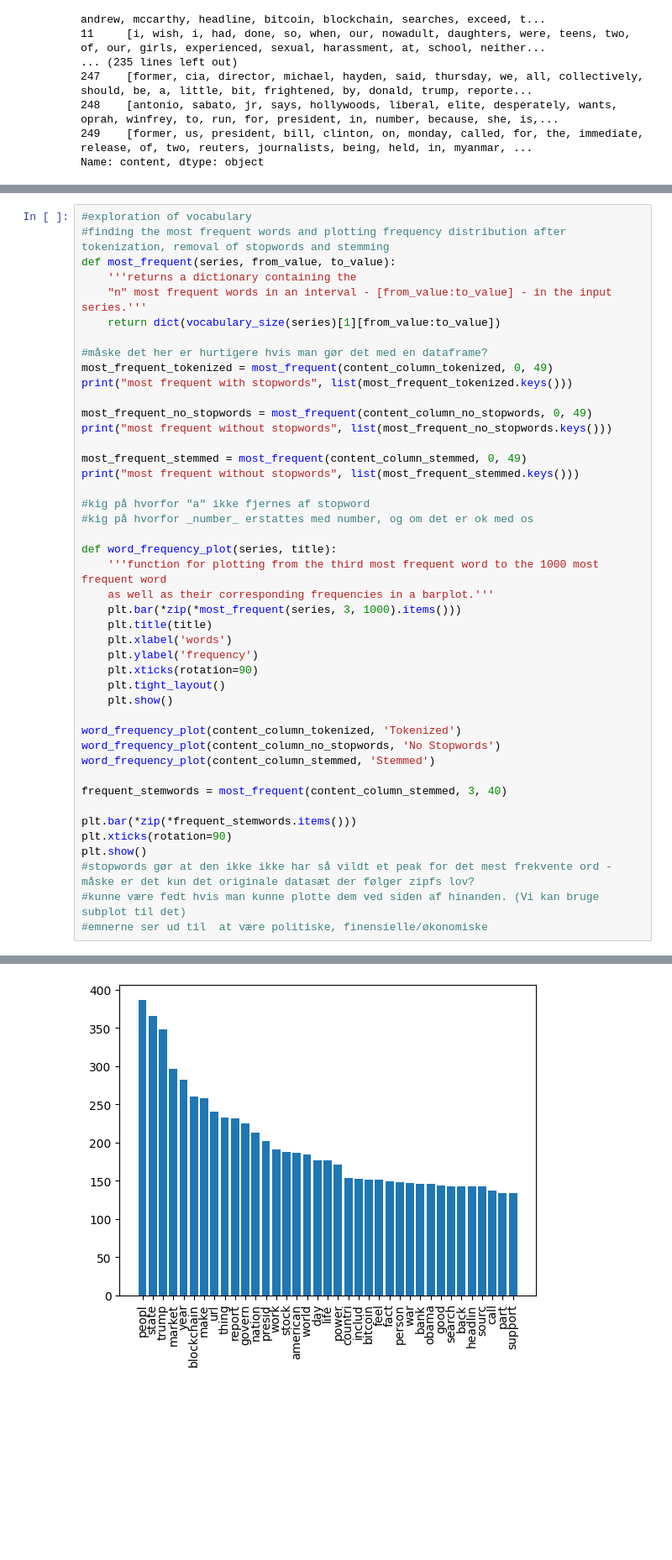
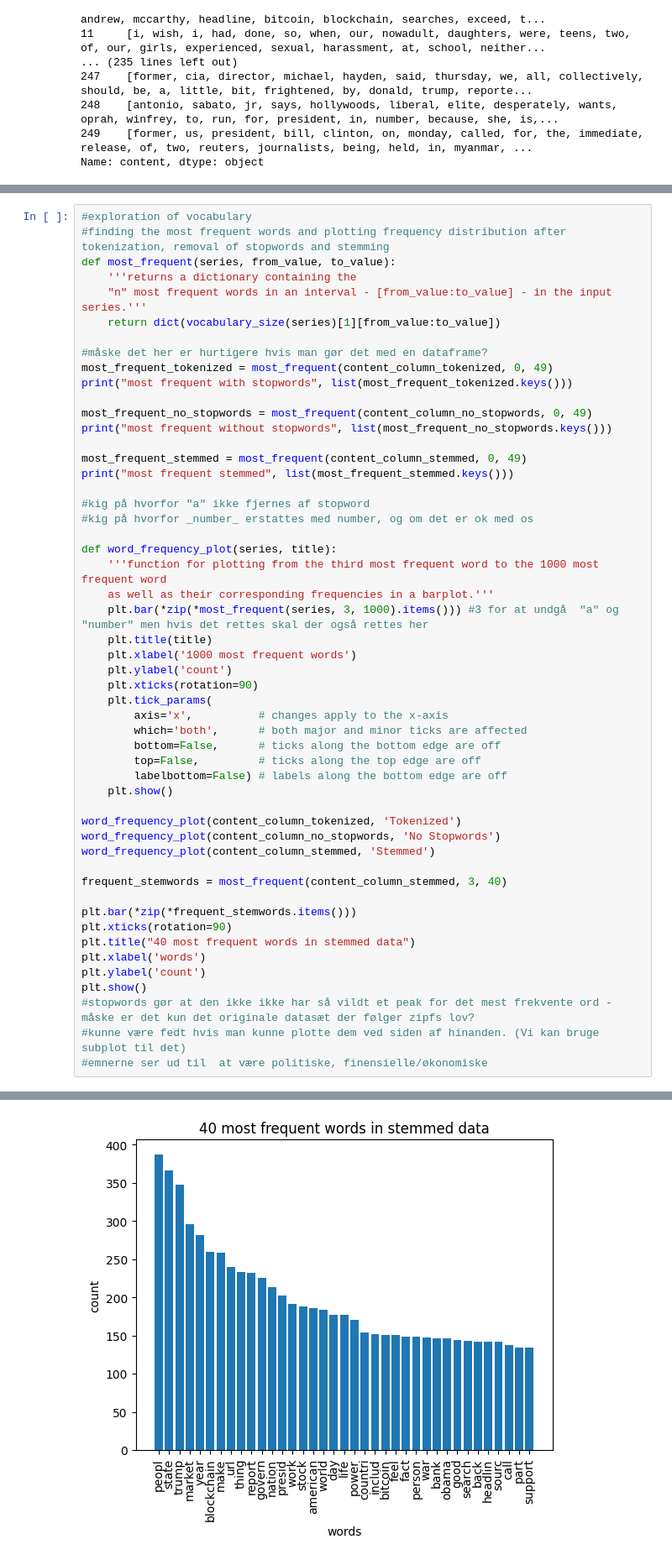
Before and after one commit to emiloerum/GDS_Project, a Jupyter notebook: projecttask1.ipynb, the cells around one changed output, grey strips where cells are left out. Shown: that part at 84% size. Saved outputs shown, nothing was run; the diff lists cells and outputs as text; blank space fills up the shorter version.

Commit message:
lidt opdatering og layout

```diff
--- a/projecttask1.ipynb
+++ b/projecttask1.ipynb
@@ -200,7 +205,7 @@ most_frequent_no_stopwords = most_frequent(content_column_no_stopwords, 0, 49)
 print("most frequent without stopwords", list(most_frequent_no_stopwords.keys()))
 
 most_frequent_stemmed = most_frequent(content_column_stemmed, 0, 49)
-print("most frequent without stopwords", list(most_frequent_stemmed.keys()))
+print("most frequent stemmed", list(most_frequent_stemmed.keys()))
 
 #kig på hvorfor "a" ikke fjernes af stopword
 #kig på hvorfor _number_ erstattes med number, og om det er ok med os
@@ -208,12 +213,17 @@ print("most frequent without stopwords", list(most_frequent_stemmed.keys()))
 def word_frequency_plot(series, title):
     '''function for plotting from the third most frequent word to the 1000 most frequent word
     as well as their corresponding frequencies in a barplot.'''
-    plt.bar(*zip(*most_frequent(series, 3, 1000).items()))
+    plt.bar(*zip(*most_frequent(series, 3, 1000).items())) #3 for at undgå  "a" og "number" men hvis det rettes skal der også rettes her
     plt.title(title)
-    plt.xlabel('words')
-    plt.ylabel('frequency')
+    plt.xlabel('1000 most frequent words')
+    plt.ylabel('count')
     plt.xticks(rotation=90)
-    plt.tight_layout()
+    plt.tick_params(
+        axis='x',          # changes apply to the x-axis
+        which='both',      # both major and minor ticks are affected
+        bottom=False,      # ticks along the bottom edge are off
+        top=False,         # ticks along the top edge are off
+        labelbottom=False) # labels along the bottom edge are off
     plt.show()
 
 word_frequency_plot(content_column_tokenized, 'Tokenized')
@@ -224,6 +234,9 @@ frequent_stemwords = most_frequent(content_column_stemmed, 3, 40)
 
 plt.bar(*zip(*frequent_stemwords.items()))
 plt.xticks(rotation=90)
+plt.title("40 most frequent words in stemmed data")
+plt.xlabel('words')
+plt.ylabel('count')
 plt.show()
 #stopwords gør at den ikke ikke har så vildt et peak for det mest frekvente ord - måske er det kun det originale datasæt der følger zipfs lov?
 #kunne være fedt hvis man kunne plotte dem ved siden af hinanden. (Vi kan bruge subplot til det)
@@ -238,4 +251,4 @@ most frequent without stopwords ['a', 'number', 'time', 'peopl', 'state', 'trump
-[figure, old version]
+[figure, new version]
 # %%
 #træk informations-kategori og content ud i én dataframe
 article_type = news_data['type']
```
Also changed, not shown: parts of 7 cells of this notebook, 2 other files.
